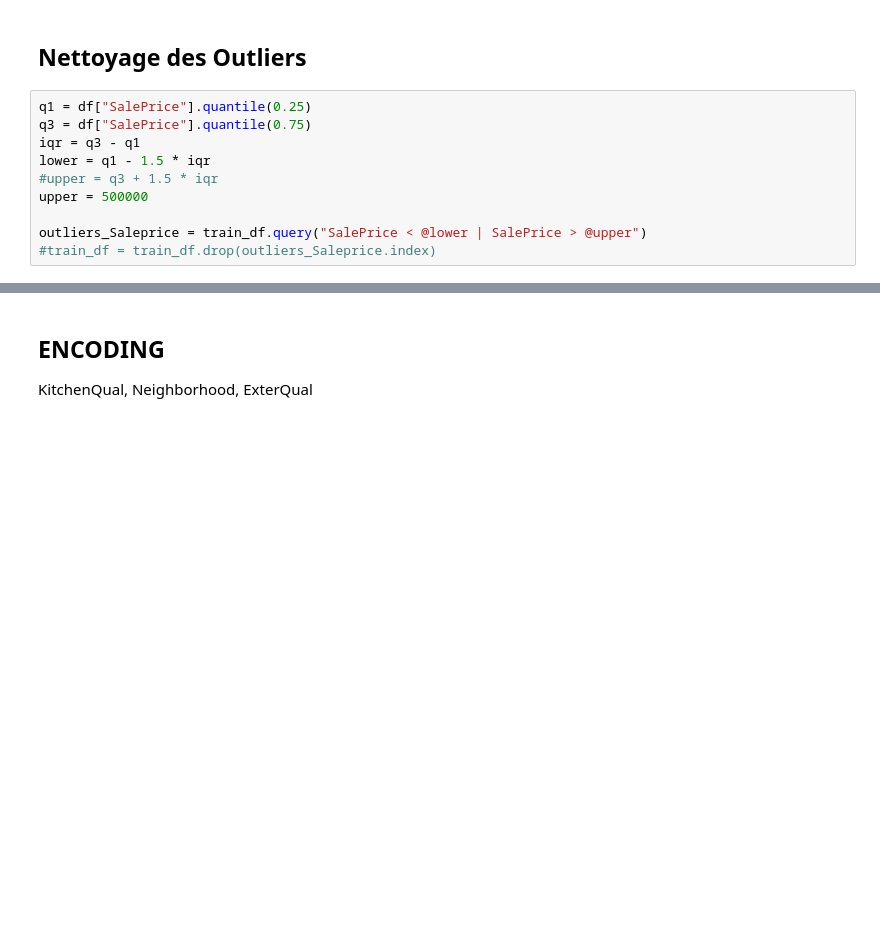
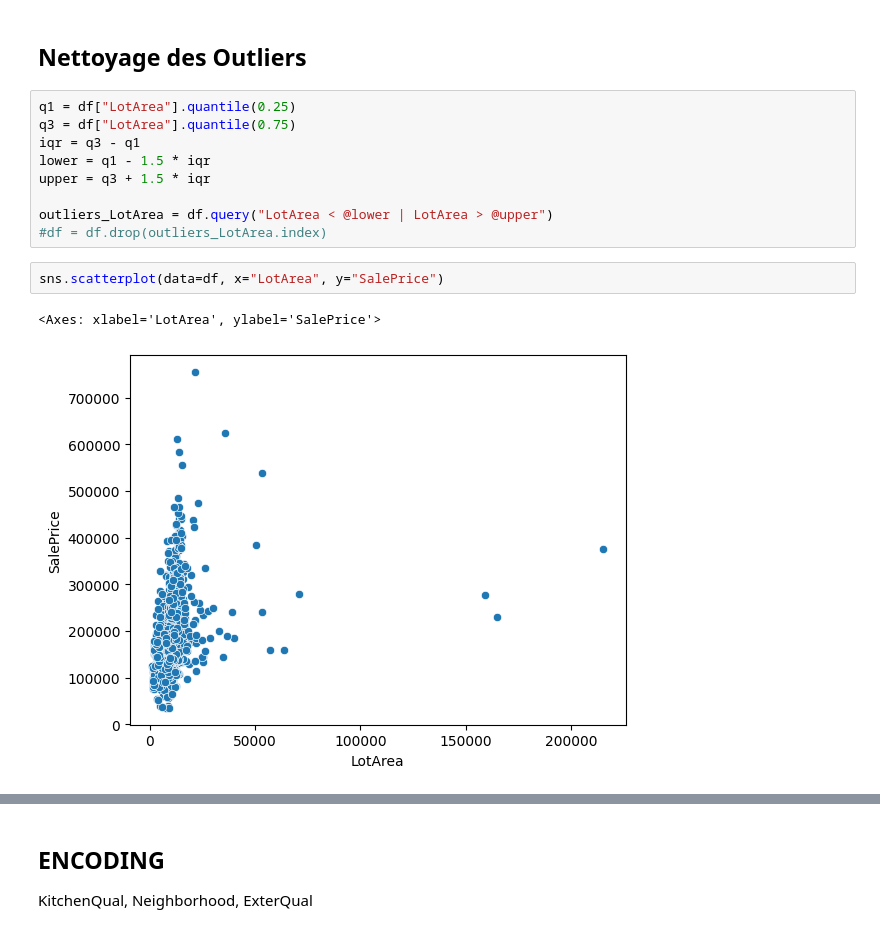
Before and after one commit to SimonGallien/prix-immobilier, a Jupyter notebook: EDA_Univariate.ipynb, the cells around one changed output, grey strips where cells are left out. Cells and saved outputs as stored; diff of their text form; blank space fills up the shorter version.

```diff
--- a/EDA_Univariate.ipynb
+++ b/EDA_Univariate.ipynb
@@ -1138,12 +1148,16 @@ p_value = 5.257548626500482e-16
 # %% [markdown]
 ## Nettoyage des Outliers
 # %%
-q1 = df["SalePrice"].quantile(0.25)
-q3 = df["SalePrice"].quantile(0.75)
+q1 = df["LotArea"].quantile(0.25)
+q3 = df["LotArea"].quantile(0.75)
 iqr = q3 - q1
 lower = q1 - 1.5 * iqr
-#upper = q3 + 1.5 * iqr
-upper = 500000
+upper = q3 + 1.5 * iqr
 
-outliers_Saleprice = train_df.query("SalePrice < @lower | SalePrice > @upper")
-#train_df = train_df.drop(outliers_Saleprice.index)
+outliers_LotArea = df.query("LotArea < @lower | LotArea > @upper")
+#df = df.drop(outliers_LotArea.index)
+# %%
+sns.scatterplot(data=df, x="LotArea", y="SalePrice")
+# %% [output]
+<Axes: xlabel='LotArea', ylabel='SalePrice'>
+[figure, added]
```
Also changed, not shown: parts of 25 cells of this notebook, 3 other files.
